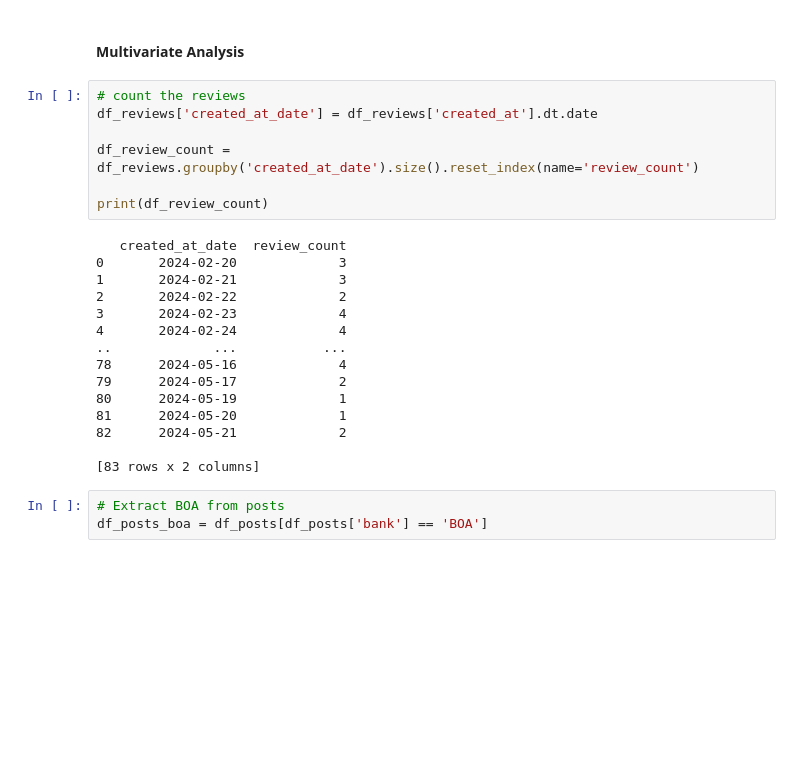
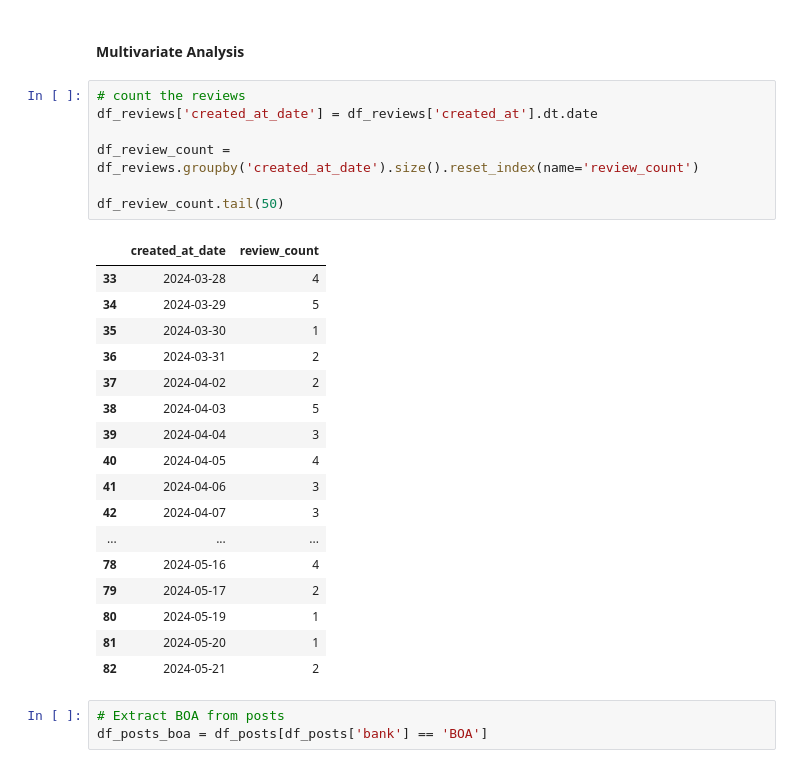
Before and after one commit to abrahamshimelis/Marketing-Analytics-Dashboard, a Jupyter notebook: notebooks/EDA.ipynb, the cells around one changed output. Cells and saved outputs as stored; diff of their text form; blank space fills up the shorter version.

```diff
--- a/notebooks/EDA.ipynb
+++ b/notebooks/EDA.ipynb
@@ -389,25 +389,28 @@ plot_categorical_two_cols_unstack(df_reviews, 'sentiment', 'app_version')
 # %%
 # count the reviews
 df_reviews['created_at_date'] = df_reviews['created_at'].dt.date
 
 df_review_count = df_reviews.groupby('created_at_date').size().reset_index(name='review_count')
 
-print(df_review_count)
+df_review_count.tail(50)
 # %% [output]
-   created_at_date  review_count
-0       2024-02-20             3
-1       2024-02-21             3
-2       2024-02-22             2
-3       2024-02-23             4
-4       2024-02-24             4
-..             ...           ...
-78      2024-05-16             4
-79      2024-05-17             2
-80      2024-05-19             1
-81      2024-05-20             1
-82      2024-05-21             2
-
-[83 rows x 2 columns]
+|  | created_at_date | review_count |
+| 33 | 2024-03-28 | 4 |
+| 34 | 2024-03-29 | 5 |
+| 35 | 2024-03-30 | 1 |
+| 36 | 2024-03-31 | 2 |
+| 37 | 2024-04-02 | 2 |
+| 38 | 2024-04-03 | 5 |
+| 39 | 2024-04-04 | 3 |
+| 40 | 2024-04-05 | 4 |
+| 41 | 2024-04-06 | 3 |
+| 42 | 2024-04-07 | 3 |
+| ... | ... | ... |
+| 78 | 2024-05-16 | 4 |
+| 79 | 2024-05-17 | 2 |
+| 80 | 2024-05-19 | 1 |
+| 81 | 2024-05-20 | 1 |
+| 82 | 2024-05-21 | 2 |
 # %%
 # Extract BOA from posts
 df_posts_boa = df_posts[df_posts['bank'] == 'BOA']
```
